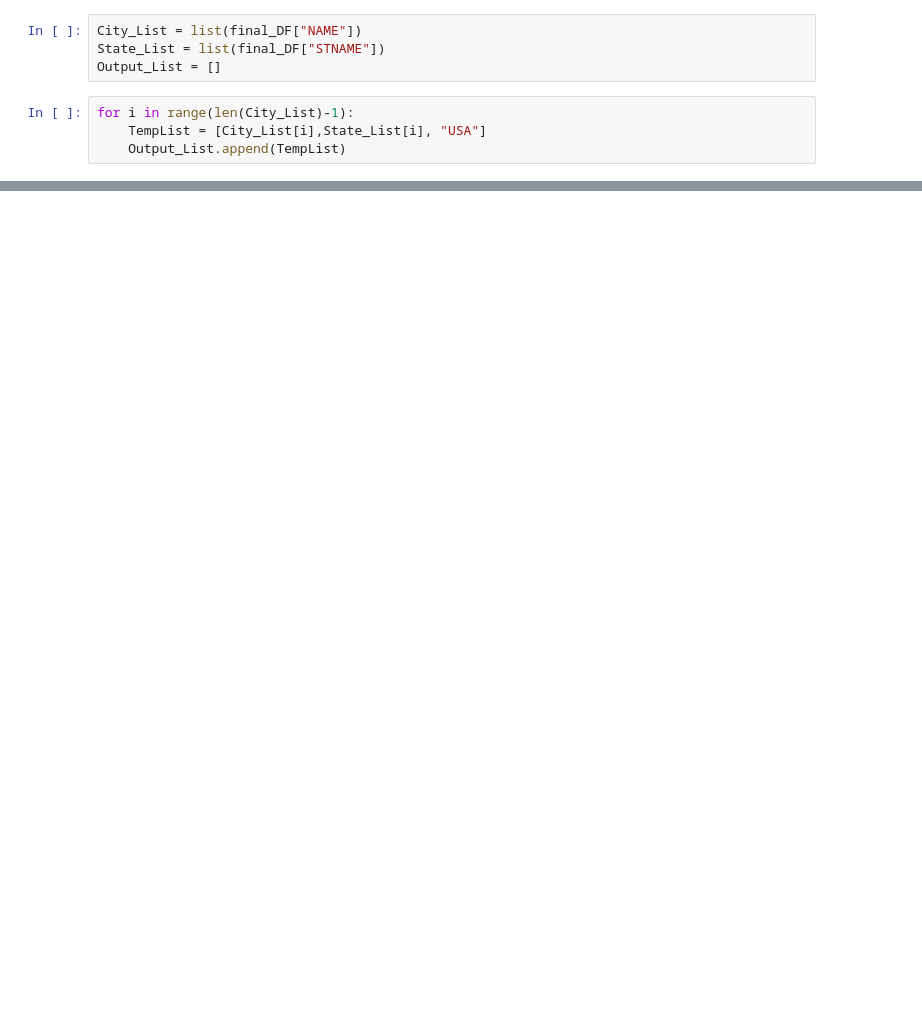
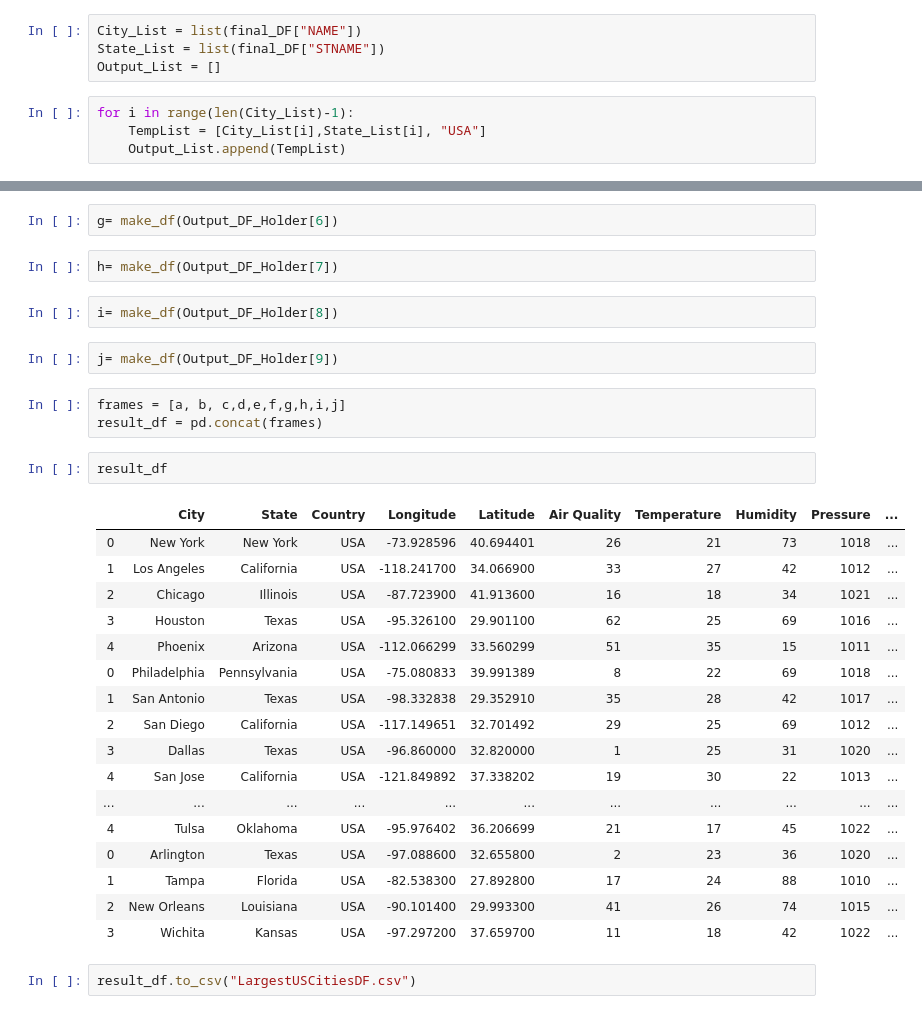
Before and after one commit to nadireag/Air-Quality, a Jupyter notebook: 50 Largest US Cities.ipynb, the cells around one changed output, grey strips where cells are left out. Cells and saved outputs as stored; diff of their text form; blank space fills up the shorter version.

```diff
--- a/50 Largest US Cities.ipynb
+++ b/50 Largest US Cities.ipynb
@@ -101,0 +138,33 @@ Output_List
+# %%
+g= make_df(Output_DF_Holder[6])
+# %%
+h= make_df(Output_DF_Holder[7])
+# %%
+i= make_df(Output_DF_Holder[8])
+# %%
+j= make_df(Output_DF_Holder[9])
+# %%
+frames = [a, b, c,d,e,f,g,h,i,j]
+result_df = pd.concat(frames)
+# %%
+result_df
+# %% [output]
+|  | City | State | Country | Longitude | Latitude | Air Quality | Temperature | Humidity | Pressure | ... |
+| 0 | New York | New York | USA | -73.928596 | 40.694401 | 26 | 21 | 73 | 1018 | ... |
+| 1 | Los Angeles | California | USA | -118.241700 | 34.066900 | 33 | 27 | 42 | 1012 | ... |
+| 2 | Chicago | Illinois | USA | -87.723900 | 41.913600 | 16 | 18 | 34 | 1021 | ... |
+| 3 | Houston | Texas | USA | -95.326100 | 29.901100 | 62 | 25 | 69 | 1016 | ... |
+| 4 | Phoenix | Arizona | USA | -112.066299 | 33.560299 | 51 | 35 | 15 | 1011 | ... |
+| 0 | Philadelphia | Pennsylvania | USA | -75.080833 | 39.991389 | 8 | 22 | 69 | 1018 | ... |
+| 1 | San Antonio | Texas | USA | -98.332838 | 29.352910 | 35 | 28 | 42 | 1017 | ... |
+| 2 | San Diego | California | USA | -117.149651 | 32.701492 | 29 | 25 | 69 | 1012 | ... |
+| 3 | Dallas | Texas | USA | -96.860000 | 32.820000 | 1 | 25 | 31 | 1020 | ... |
+| 4 | San Jose | California | USA | -121.849892 | 37.338202 | 19 | 30 | 22 | 1013 | ... |
+| ... | ... | ... | ... | ... | ... | ... | ... | ... | ... | ... |
+| 4 | Tulsa | Oklahoma | USA | -95.976402 | 36.206699 | 21 | 17 | 45 | 1022 | ... |
+| 0 | Arlington | Texas | USA | -97.088600 | 32.655800 | 2 | 23 | 36 | 1020 | ... |
+| 1 | Tampa | Florida | USA | -82.538300 | 27.892800 | 17 | 24 | 88 | 1010 | ... |
+| 2 | New Orleans | Louisiana | USA | -90.101400 | 29.993300 | 41 | 26 | 74 | 1015 | ... |
+| 3 | Wichita | Kansas | USA | -97.297200 | 37.659700 | 11 | 18 | 42 | 1022 | ... |
+# %%
+result_df.to_csv("LargestUSCitiesDF.csv")
```
Also changed, not shown: parts of 15 cells of this notebook, 4 other files.
